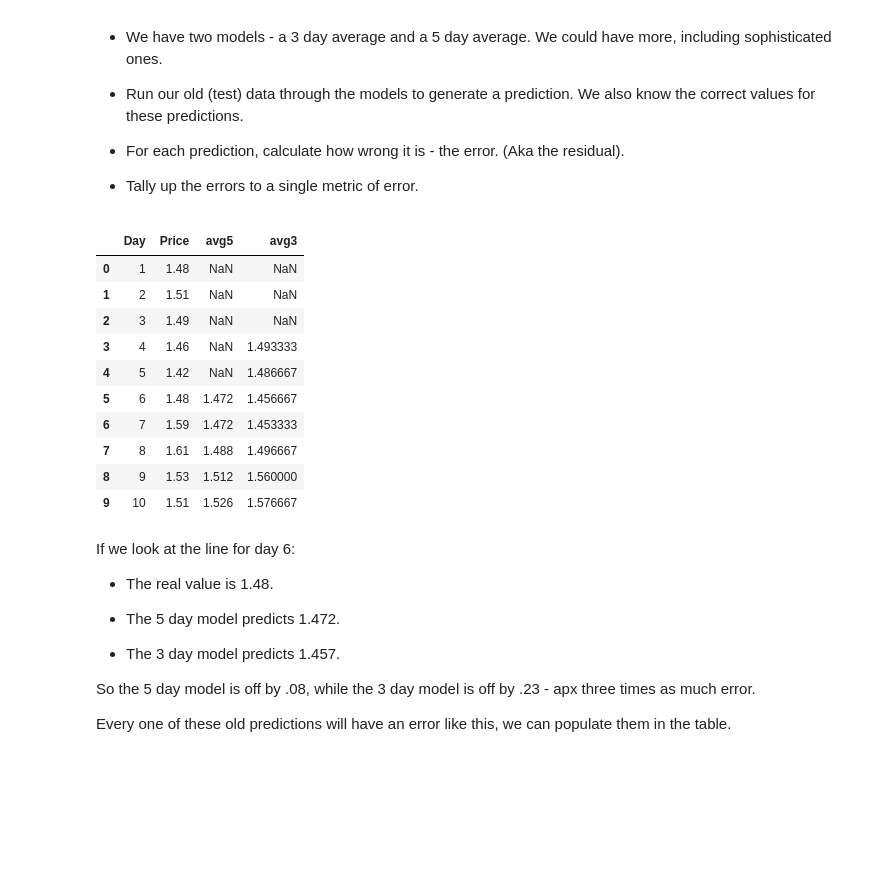
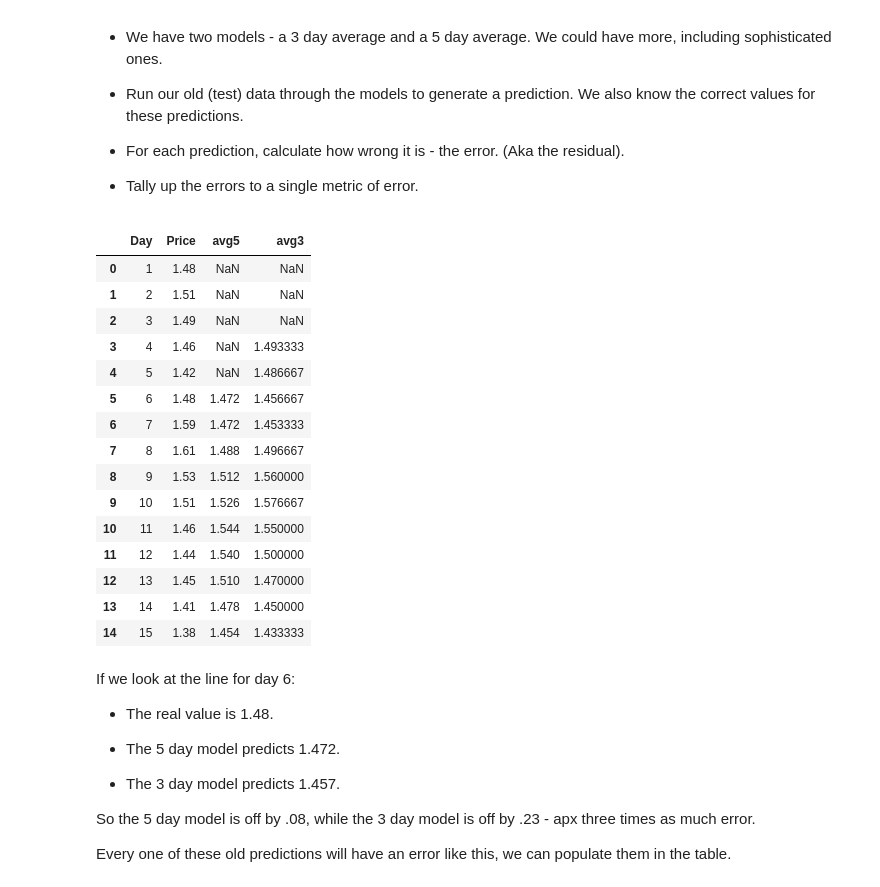
Before and after one commit to ymastan/BasicClassExamples, a Jupyter notebook: 010_error_with_mv_avg.ipynb, the cells around one changed output. Cells and saved outputs as stored; diff of their text form; code cells hidden in the pictures; blank space fills up the shorter version.

```diff
--- a/010_error_with_mv_avg.ipynb
+++ b/010_error_with_mv_avg.ipynb
@@ -63,18 +63,28 @@ So, for our gas price scenario here:
 # %%
 #Add old predictions
 #Note: to figure out the command I Googled "dataframe moving average" and got the rolling function
+
+df["avg5"] = df["Price"].rolling(5, closed="left").mean()
+df["avg3"] = df["Price"].rolling(3, closed="left").mean()
+
+df.head(15)
 # %% [output]
 |  | Day | Price | avg5 | avg3 |
 | 0 | 1 | 1.48 | NaN | NaN |
 | 1 | 2 | 1.51 | NaN | NaN |
 | 2 | 3 | 1.49 | NaN | NaN |
 | 3 | 4 | 1.46 | NaN | 1.493333 |
 | 4 | 5 | 1.42 | NaN | 1.486667 |
 | 5 | 6 | 1.48 | 1.472 | 1.456667 |
 | 6 | 7 | 1.59 | 1.472 | 1.453333 |
 | 7 | 8 | 1.61 | 1.488 | 1.496667 |
 | 8 | 9 | 1.53 | 1.512 | 1.560000 |
 | 9 | 10 | 1.51 | 1.526 | 1.576667 |
+| 10 | 11 | 1.46 | 1.544 | 1.550000 |
+| 11 | 12 | 1.44 | 1.540 | 1.500000 |
+| 12 | 13 | 1.45 | 1.510 | 1.470000 |
+| 13 | 14 | 1.41 | 1.478 | 1.450000 |
+| 14 | 15 | 1.38 | 1.454 | 1.433333 |
 # %% [markdown]
 If we look at the line for day 6:
 
```
Also changed, not shown: parts of 7 cells of this notebook.
